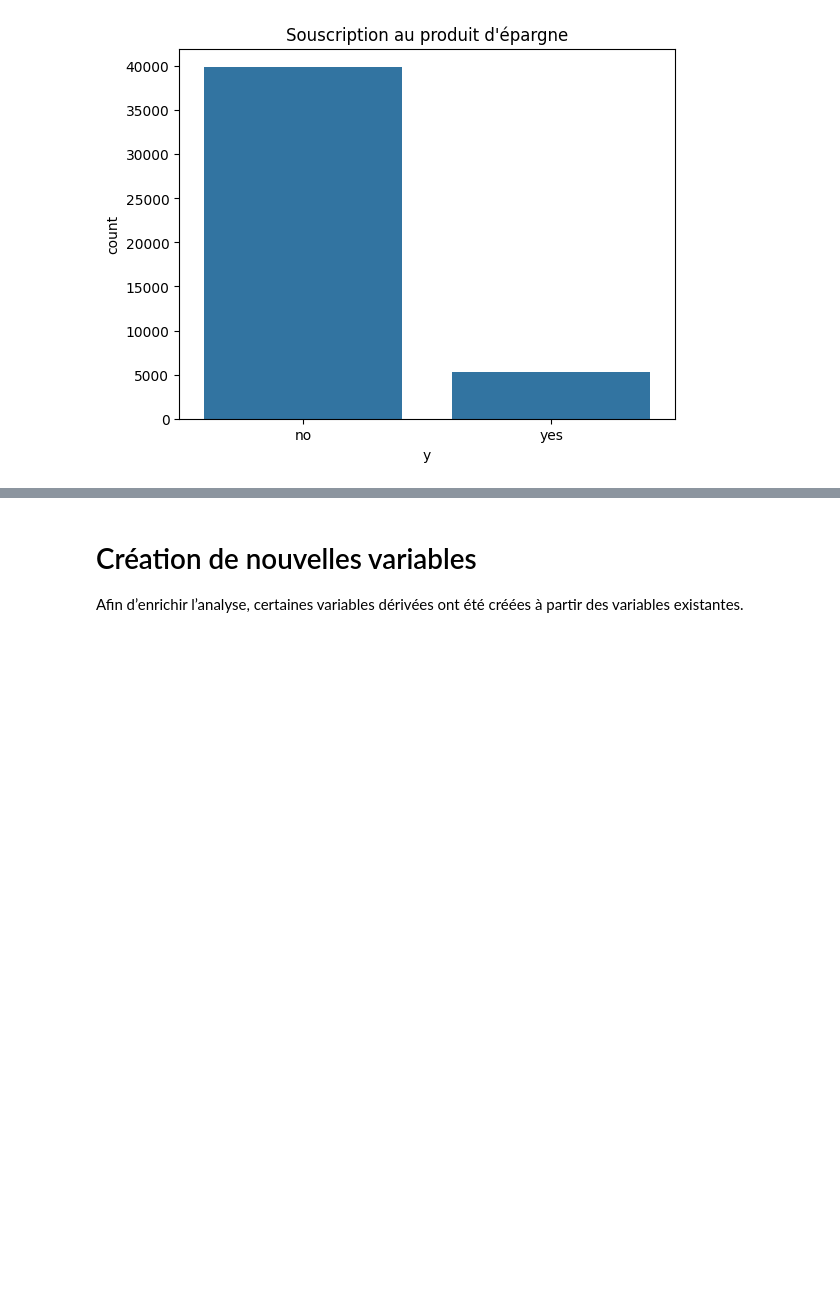
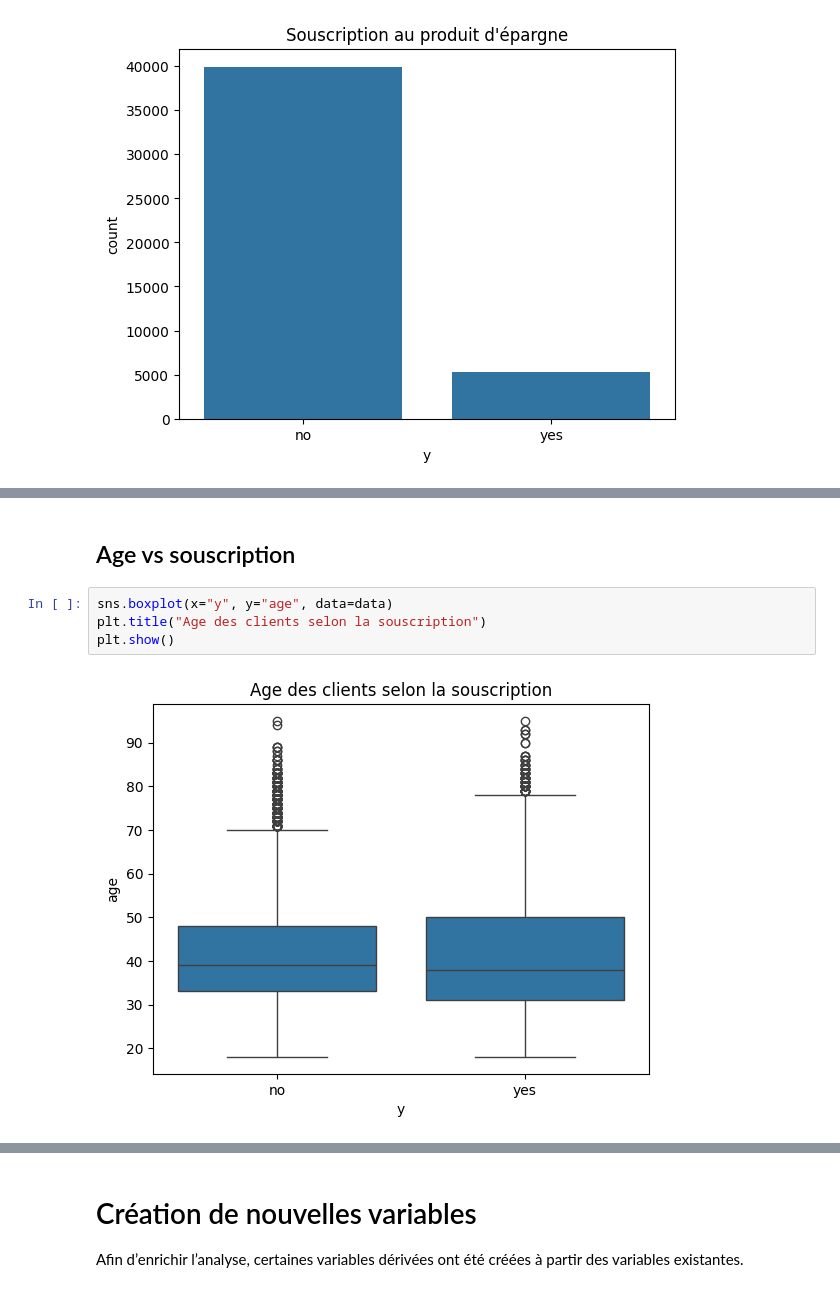
Before and after one commit to yvannerosane/Projet1, a Jupyter notebook: Notebook.ipynb, the cells around one changed output, grey strips where cells are left out. Drawn from its saved outputs; the diff is of its cells as text; blank space fills up the shorter version.

```diff
--- a/Notebook.ipynb
+++ b/Notebook.ipynb
@@ -173,0 +202,8 @@ plt.show()
+# %% [markdown]
+## Age vs souscription
+# %%
+sns.boxplot(x="y", y="age", data=data)
+plt.title("Age des clients selon la souscription")
+plt.show()
+# %% [output]
+[figure, added]
```
Also changed, not shown: parts of 15 cells of this notebook.
